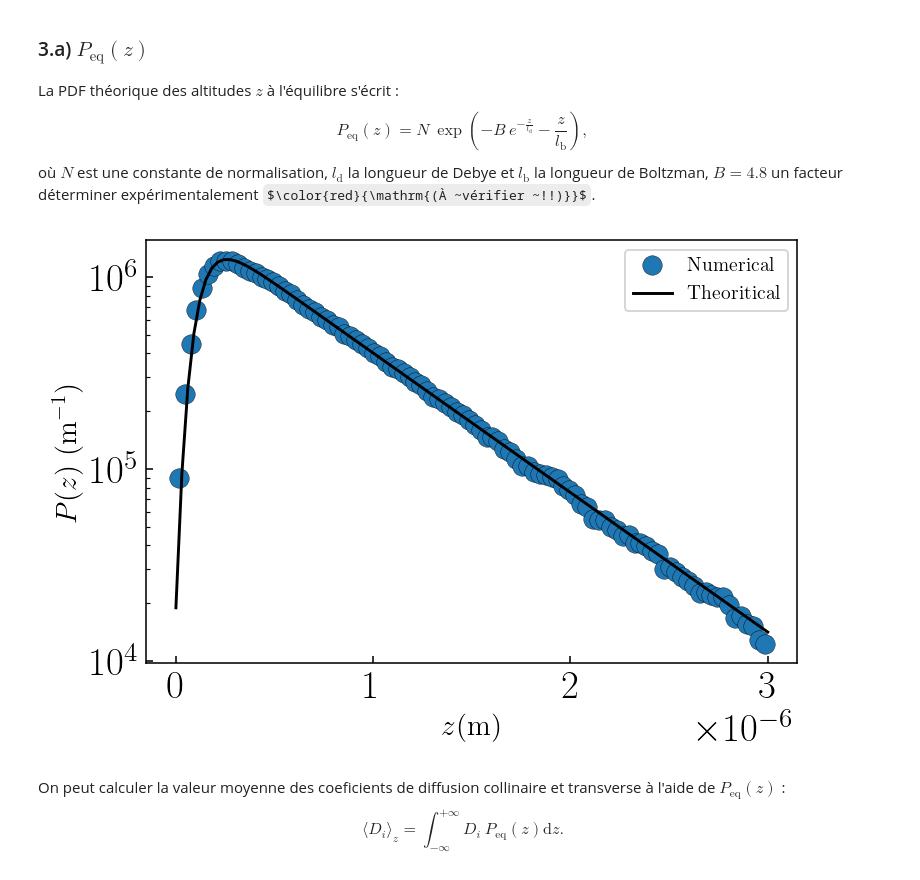
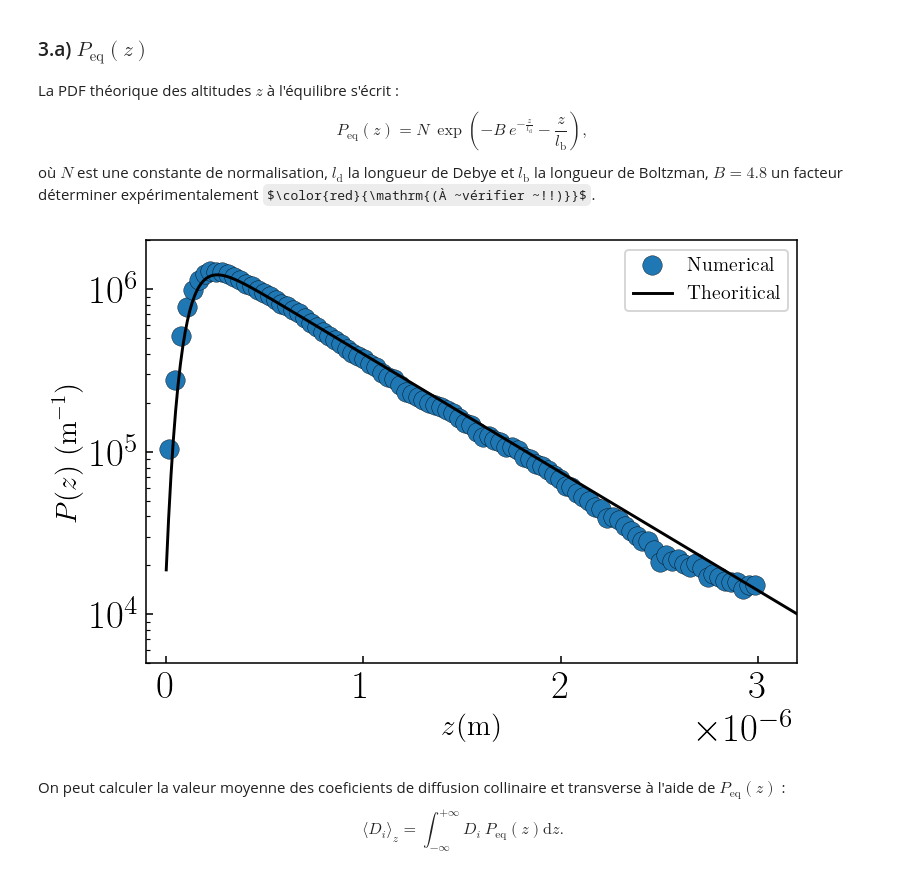
Before and after one commit to ElodieMillan/Brownian-particle-near-wall, a Jupyter notebook: Results/10-21/Overd-RigidWall/Analyse_Overd-Rigid-Wall-python(trajCourte).ipynb, the cells around one changed output. Saved outputs shown, nothing was run; the diff lists cells and outputs as text; code cells hidden in the pictures; some formulas as TeX source.

```diff
--- a/Results/10-21/Overd-RigidWall/Analyse_Overd-Rigid-Wall-python(trajCourte).ipynb
+++ b/Results/10-21/Overd-RigidWall/Analyse_Overd-Rigid-Wall-python(trajCourte).ipynb
@@ -118,9 +118,10 @@ La PDF théorique des altitudes $z$ à l'équilibre s'écrit :
 \end{equation}
 où $N$ est une constante de normalisation, $l_\mathrm{d}$ la longueur de Debye et $l_\mathrm{b}$ la longueur de Boltzman, $B=4.8$ un facteur déterminer expérimentalement $\color{red}{\mathrm{(À ~vérifier ~!!)}}$.
 # %%
+plt.axis([-1e-7, 3.2e-6, 5e3, 2e6])
 simu.PDF("z", N_tau=10, space="wall", bins=100, plot=True)
 # %% [output]
-[figure, old version]
+[figure, new version]
 # %% [markdown]
 On peut calculer la valeur moyenne des coeficients de diffusion collinaire et transverse à l'aide de $P_\mathrm{eq}(z)$ :
 \begin{equation}
```
Also changed, not shown: parts of 22 cells of this notebook, 6 other files.
